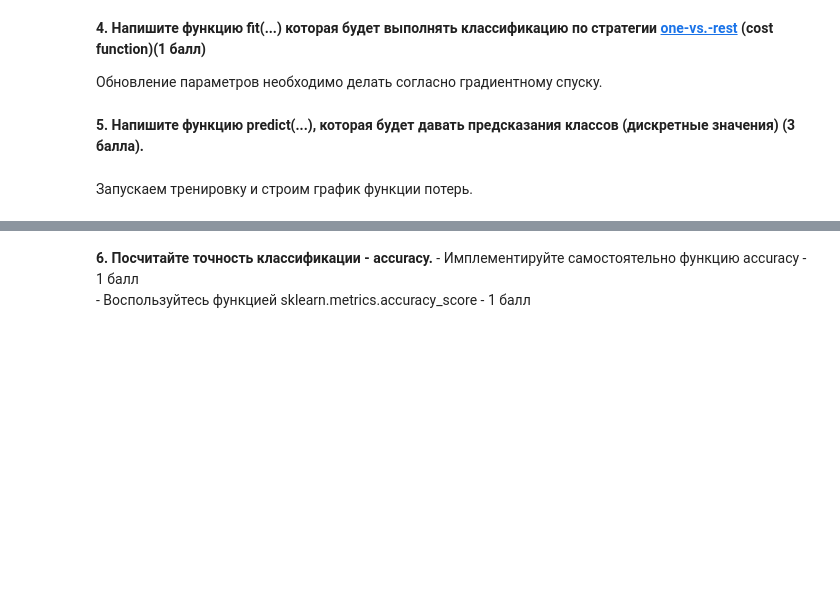
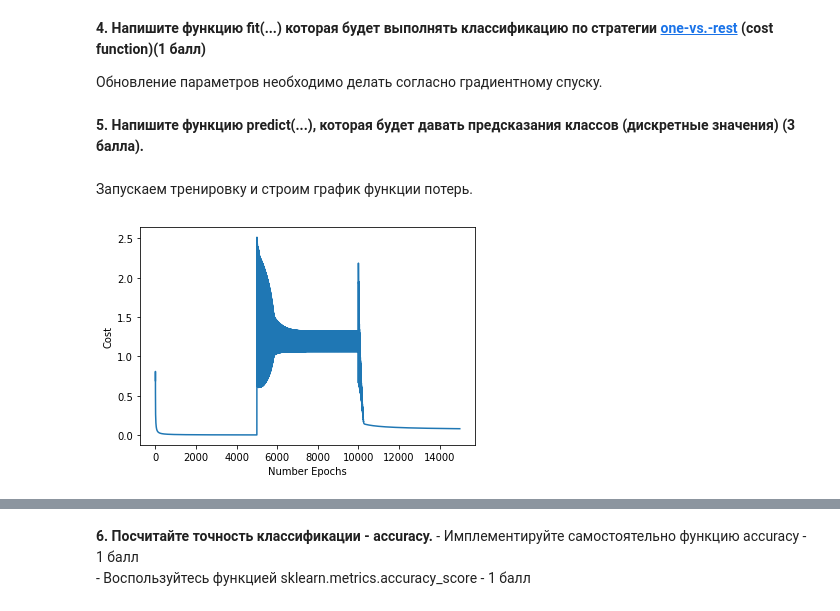
Before and after one commit to koren-v/DataScienceCourse-Hillel, a Jupyter notebook: LogReg for multiclass classification.ipynb, the cells around one changed output, grey strips where cells are left out. Saved outputs shown, nothing was run; the diff lists cells and outputs as text; code cells hidden in the pictures; blank space fills up the shorter version.

```diff
--- a/LogReg for multiclass classification.ipynb
+++ b/LogReg for multiclass classification.ipynb
@@ -70,8 +67,8 @@ $$J(\theta) = {1 \over m} \sum\limits_ {i=1}^{m} [-y^{(i)} \log h_ \theta (x^{(i
 Кстати, чтобы понять, почему "перекрёстная",мы можем просто визуализировать её. Целевая переменная может принимать значения 1 или 0.
 # %%
 h = np.linspace(0, 1)[1:-1]
-for y in [0, 1]:
-    plt.plot(h, -y * np.log(h) - (1 - y) * np.log(1 - h), label=f"y={y}")
+for y1 in [0, 1]:
+    plt.plot(h, -y1 * np.log(h) - (1 - y1) * np.log(1 - h), label=f"y={y1}")
 plt.title("Cross Entropy Loss")
 plt.xlabel('$h_ {\\theta}(x)$'); plt.ylabel('$J(\\theta)$')
 plt.legend();
@@ -90,7 +87,7 @@ def cost(theta, x, y):
     h = sigmoid(x @ theta)
     m = len(y)
     cost = 1/m*np.sum(-y * np.log(h) - (1 - y) * np.log(1 - h))
-    grad = 1/m*np.sum((h-y)*x)
+    grad = x.T@(h-y)
     return cost, grad
 # %% [markdown]
 **4. Напишите функцию fit(...) которая будет выполнять классификацию по стратегии [one-vs.-rest](https://en.wikipedia.org/wiki/Multiclass_classification#One-vs.-rest) (cost function)(1 балл)**
@@ -102,19 +99,23 @@ def fit(x, y, max_iter=5000, alpha=0.1):
     x = np.insert(x, 0, 1, axis=1)
     thetas = []
     classes = np.unique(y)
-    costs = np.zeros(max_iter)
-
+    #costs = np.zeros(max_iter)
+    costs = []
+    m = len(y)
     for c in classes:
         # one vs. rest binary classification
         binary_y = np.where(y == c, 1, 0)
 
-        theta = np.zeros(x.shape[1])
+        theta = np.zeros((x.shape[1], 1))
         for epoch in range(max_iter):
             # save costs, compute updated grad and theta
+            h = sigmoid(x @ theta)
+            grad = x.T@(h-binary_y)
+            theta = theta - 1/m*grad
+            cost = 1/m*np.sum(-binary_y * np.log(h) - (1 - binary_y) * np.log(1 - h))
+            costs.append(cost)
+        thetas.append(theta)
 
-            # YOUR CODE HERE
-
-        thetas.append(theta)
     return thetas, classes, costs
 # %% [markdown]
 **5. Напишите функцию predict(...), которая будет давать предсказания классов (дискретные значения) (3 балла).**
@@ -126,9 +127,13 @@ def predict(thetas, x):
 # %% [markdown]
 Запускаем тренировку и строим график функции потерь.
 # %%
+n = len(y)
+y = np.reshape(y,(n,1))
 thetas, classes, costs = fit(x, y)
 plt.plot(costs)
 plt.xlabel('Number Epochs'); plt.ylabel('Cost');
+# %% [output]
+[figure, added]
 # %% [markdown]
 Посмотрим на линии, которые мы нашли в результате обучения модели и как они разделяют классы.
 Если всё прошло правильно, то должно получиться нечно такое:
```
Also changed, not shown: parts of 14 cells of this notebook.
